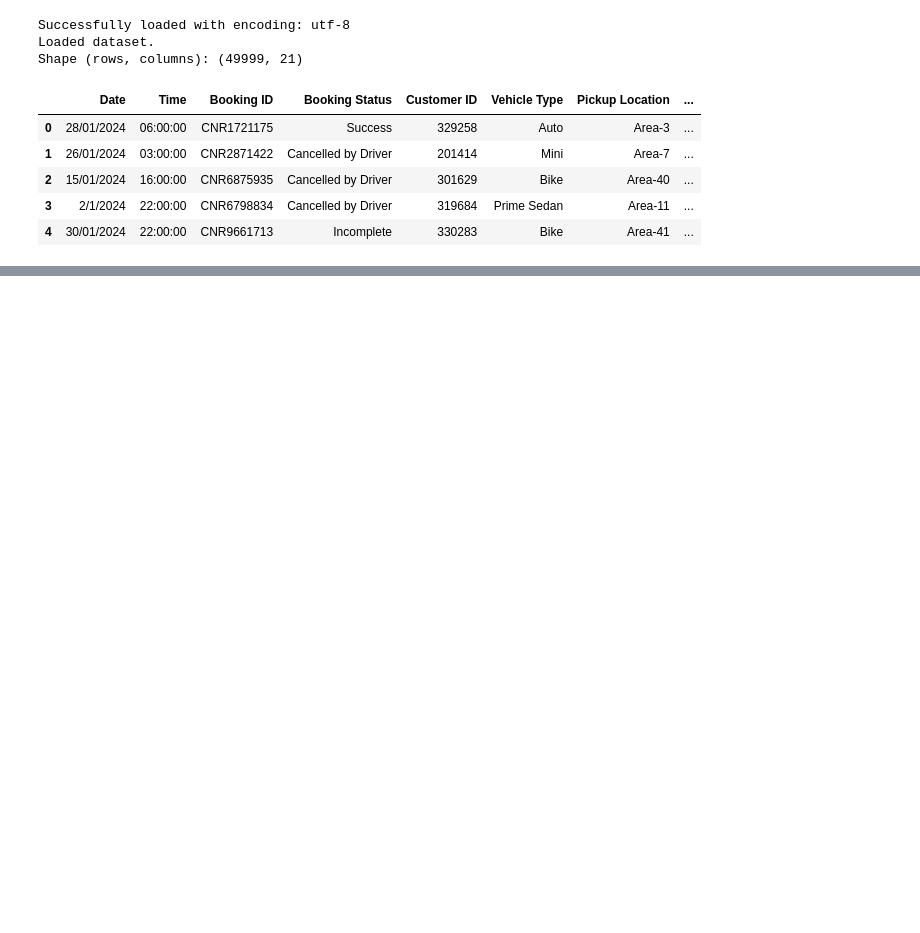
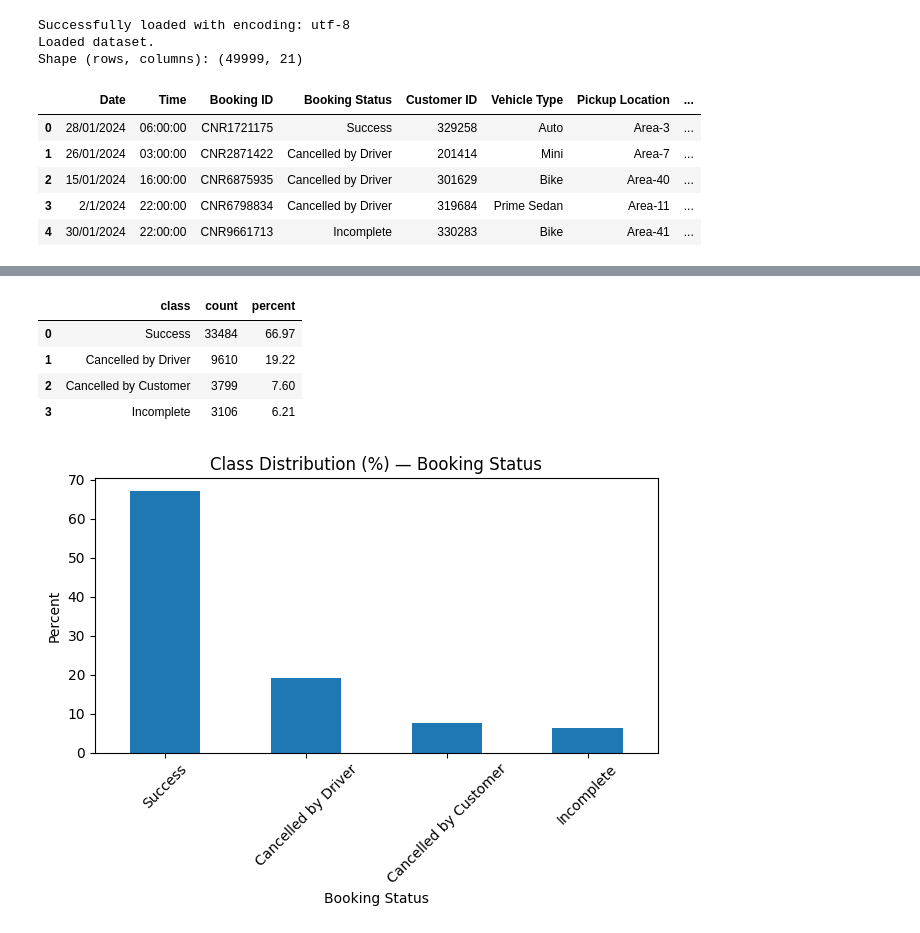
Before and after one commit to Tharmika2002/Ride-Cancellation-Model-DataX, a Jupyter notebook: Ride_Cancellation_Model.ipynb, the cells around one changed output, grey strips where cells are left out. Drawn from its saved outputs; the diff is of its cells as text; code cells hidden in the pictures; blank space fills up the shorter version.

```diff
--- a/Ride_Cancellation_Model.ipynb
+++ b/Ride_Cancellation_Model.ipynb
@@ -59,0 +181,61 @@ Shape (rows, columns): (49999, 21)
+# %%
+# === Class Distribution Audit ===
+
+# 1. Safety check:
+# Make sure the target column name exists in the dataset.
+# If not, stop and show a helpful error message.
+assert TARGET_COL in df.columns, f"TARGET_COL '{TARGET_COL}' not found. Check column name."
+
+# 2. Count how many rows belong to each class (category of the target variable).
+# Example: Success, Cancelled by Driver, Cancelled by Customer, Incomplete.
+# dropna=False → includes NaN if any exist in the target column.
+class_counts = df[TARGET_COL].value_counts(dropna=False)
+
+# 3. Calculate the percentage of each class.
+# normalize=True → gives proportions instead of raw counts.
+# Multiply by 100 to convert to percentages.
+# round(2) → keep only 2 decimal places for neat output.
+class_percent = (df[TARGET_COL].value_counts(normalize=True, dropna=False) * 100).round(2)
+
+# 4. Create a summary table combining both counts and percentages.
+# pd.DataFrame → create a new dataframe with two columns.
+# rename_axis("class") → name the index as 'class'.
+# reset_index() → make 'class' a normal column instead of an index.
+balance = (
+    pd.DataFrame({
+        "count": class_counts,    # number of samples in each class
+        "percent": class_percent  # percentage of total samples
+    })
+    .rename_axis("class")        # set the index name as 'class'
+    .reset_index()               # move 'class' into a column
+)
+
+# 5. Display the summary table in Jupyter/Colab.
+# Shows class name, count, and percent for each class.
+display(balance)
+
+# 6. Plot a bar chart of class percentages.
+# kind="bar" → vertical bar chart.
+# title=... → add a dynamic title showing which column we’re analyzing.
+# rot=45 → rotate x-axis labels by 45° for readability.
+ax = class_percent.plot(
+    kind="bar",
+    title=f"Class Distribution (%) — {TARGET_COL}",
+    rot=45
+)
+
+# Add label to the y-axis for clarity.
+ax.set_ylabel("Percent")
+
+# Adjust plot spacing so titles/labels don’t overlap.
+plt.tight_layout()
+
+# Show the final chart.
+plt.show()
+# %% [output]
+|  | class | count | percent |
+| 0 | Success | 33484 | 66.97 |
+| 1 | Cancelled by Driver | 9610 | 19.22 |
+| 2 | Cancelled by Customer | 3799 | 7.60 |
+| 3 | Incomplete | 3106 | 6.21 |
+[figure, added]
```
Also changed, not shown: parts of 10 cells of this notebook.
